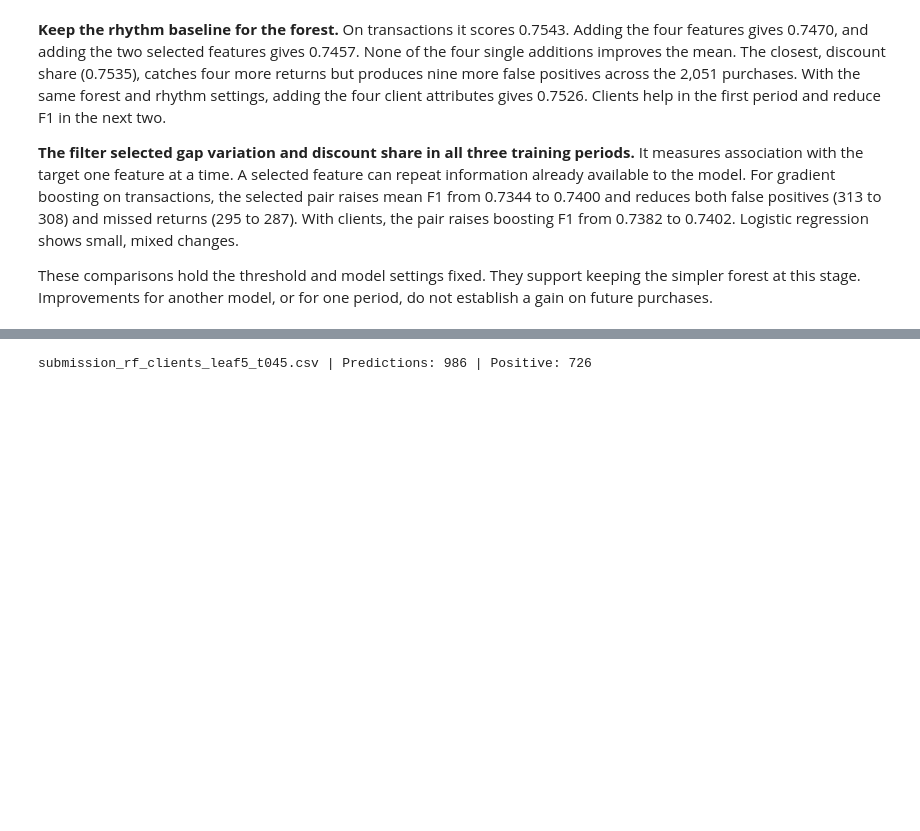
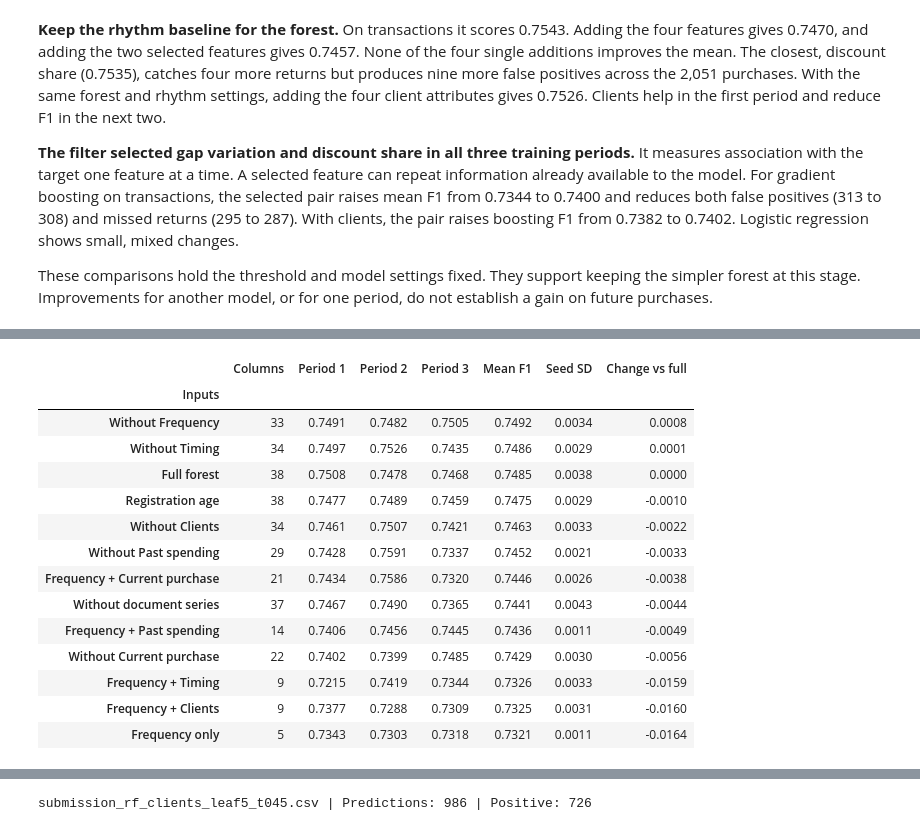
Before and after one commit to alfredosoudo21/ML_Group_04, a Jupyter notebook: notebooks/04_model_comparison.ipynb, the cells around one changed output, grey strips where cells are left out. Saved outputs shown, nothing was run; the diff lists cells and outputs as text; code cells hidden in the pictures; blank space fills up the shorter version.

Commit message:
Evaluate forest input groups and frequency segments and reproduce the selected submission

```diff
--- a/notebooks/04_model_comparison.ipynb
+++ b/notebooks/04_model_comparison.ipynb
@@ -387,7 +357,7 @@ def error_breakdown(probability, threshold):
     }
 
 client_inputs = feature_sets['Transactions + clients']
-reference_forest = clone(models['Random forest']).set_params(min_samples_leaf=5)
+reference_forest = client_forest()
 reference_probs = window_probabilities(reference_forest, purchases[client_inputs])
 pooled_probs = pd.concat(reference_probs)
 assert pooled_probs.index.is_unique
@@ -625,0 +607,56 @@ These comparisons hold the threshold and model settings fixed. They support keep
+# %%
+frequency = ['prior_purchase_count'] + [f'purchase_count_{days}d' for days in [30, 90, 180, 365]]
+timing = ['days_since_previous_purchase', 'customer_tenure_days', 'prior_mean_gap_days', 'prior_std_gap_days']
+spending = [col for col in transaction_features if col.startswith('spend_') or 'purchase_value' in col
+            or col == 'prior_total_spend']
+current = [col for col in transaction_features if col not in frequency + timing + spending]
+groups = {'Frequency': frequency, 'Timing': timing, 'Past spending': spending,
+          'Current purchase': current, 'Clients': client_features}
+assert sorted(sum(groups.values(), [])) == sorted(client_inputs)
+
+full = 'Full forest'
+variants = {full: client_inputs, 'Frequency only': frequency}
+for name, group in groups.items():
+    if name != 'Frequency':
+        variants['Frequency + ' + name] = [col for col in client_inputs if col in frequency + group]
+    variants['Without ' + name] = [col for col in client_inputs if col not in group]
+variants['Without document series'] = [col for col in client_inputs if col != 'document_series']
+variants['Registration age'] = [col if col != 'customer_since_year' else 'registration_age'
+                                for col in client_inputs]
+age = date.dt.year - pd.to_numeric(purchases['customer_since_year'])
+assert age.dropna().ge(0).all()
+group_data = purchases.assign(registration_age=age)
+# %%
+seeds = [0, 1, 2, 42]
+group_rows = []
+for name, columns in variants.items():
+    for seed in seeds:
+        forest = clone(reference_forest).set_params(random_state=seed)
+        probs = window_probabilities(forest, group_data[columns])
+        scores = [f1_score(y.loc[p.index], p >= 0.45) for p in probs]
+        group_rows.append([name, len(columns), seed, *scores, sum(scores) / len(scores)])
+
+group_trials = pd.DataFrame(group_rows, columns=['Inputs', 'Columns', 'Seed', *window_names, 'Mean F1'])
+averages = group_trials.groupby('Inputs', sort=False)[['Columns', *window_names, 'Mean F1']].mean()
+averages['Columns'] = averages['Columns'].astype(int)
+averages['Seed SD'] = group_trials.groupby('Inputs')['Mean F1'].std()
+averages['Change vs full'] = averages['Mean F1'] - averages.loc[full, 'Mean F1']
+ranking = averages.sort_values(['Mean F1', 'Columns'], ascending=[False, True], kind='stable')
+challenger = ranking.drop(index=full).index[0]
+display(ranking.round(4))
+# %% [output]
+|  | Columns | Period 1 | Period 2 | Period 3 | Mean F1 | Seed SD | Change vs full |
+| Inputs |  |  |  |  |  |  |  |
+| Without Frequency | 33 | 0.7491 | 0.7482 | 0.7505 | 0.7492 | 0.0034 | 0.0008 |
+| Without Timing | 34 | 0.7497 | 0.7526 | 0.7435 | 0.7486 | 0.0029 | 0.0001 |
+| Full forest | 38 | 0.7508 | 0.7478 | 0.7468 | 0.7485 | 0.0038 | 0.0000 |
+| Registration age | 38 | 0.7477 | 0.7489 | 0.7459 | 0.7475 | 0.0029 | -0.0010 |
+| Without Clients | 34 | 0.7461 | 0.7507 | 0.7421 | 0.7463 | 0.0033 | -0.0022 |
+| Without Past spending | 29 | 0.7428 | 0.7591 | 0.7337 | 0.7452 | 0.0021 | -0.0033 |
+| Frequency + Current purchase | 21 | 0.7434 | 0.7586 | 0.7320 | 0.7446 | 0.0026 | -0.0038 |
+| Without document series | 37 | 0.7467 | 0.7490 | 0.7365 | 0.7441 | 0.0043 | -0.0044 |
+| Frequency + Past spending | 14 | 0.7406 | 0.7456 | 0.7445 | 0.7436 | 0.0011 | -0.0049 |
+| Without Current purchase | 22 | 0.7402 | 0.7399 | 0.7485 | 0.7429 | 0.0030 | -0.0056 |
+| Frequency + Timing | 9 | 0.7215 | 0.7419 | 0.7344 | 0.7326 | 0.0033 | -0.0159 |
+| Frequency + Clients | 9 | 0.7377 | 0.7288 | 0.7309 | 0.7325 | 0.0031 | -0.0160 |
+| Frequency only | 5 | 0.7343 | 0.7303 | 0.7318 | 0.7321 | 0.0011 | -0.0164 |
```
Also changed, not shown: parts of 23 cells of this notebook, 7 other files.
